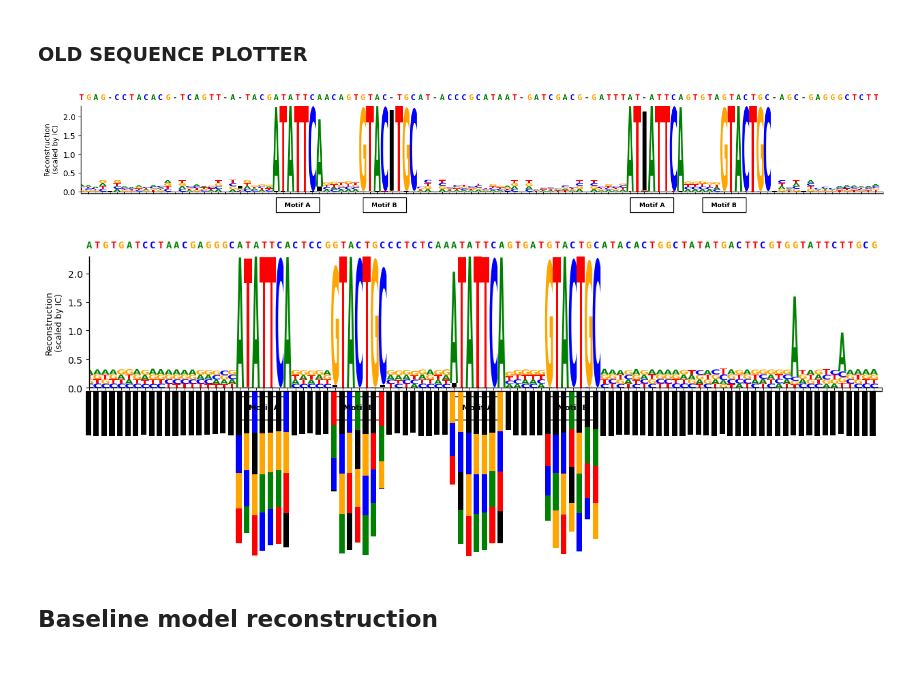
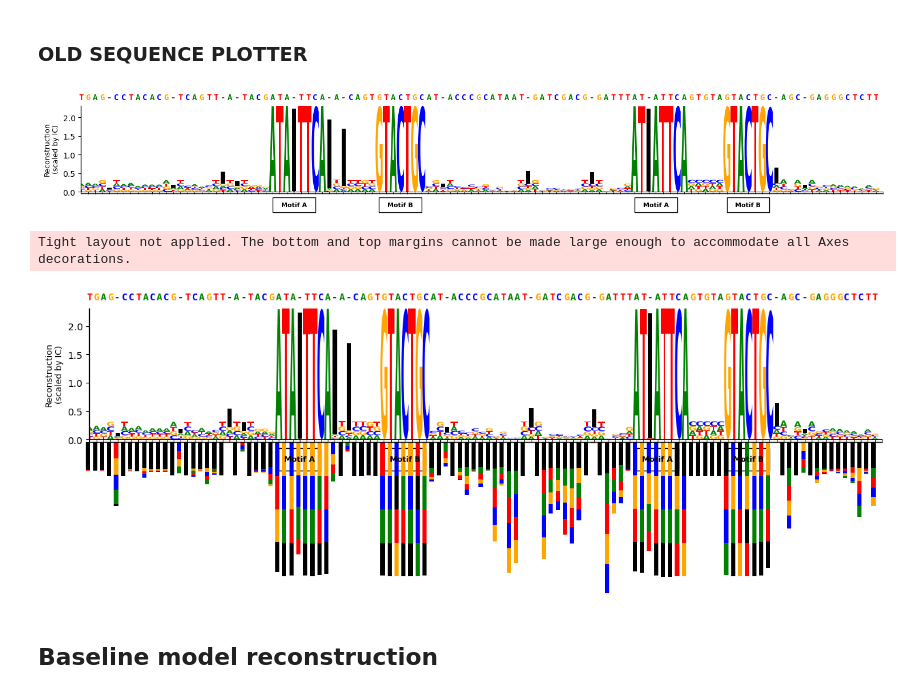
Before and after one commit to giokepa/Sysgen-GLM-for-Indels, a Jupyter notebook: visualize_data.ipynb, the cells around one changed output. Cells and saved outputs as stored; diff of their text form; code cells hidden in the pictures; blank space fills up the shorter version.

```diff
--- a/visualize_data.ipynb
+++ b/visualize_data.ipynb
@@ -8,7 +8,7 @@ You can run this block to import necessary classes and functions
 from fundemental_classes.model_related.glm_model import GLMModel
 
 # You can change force_retrain to True if you want to always retrain your model everytime
-deletion_model = GLMModel("./dna_bert_final_indel",
+deletion_model = GLMModel("./dna_bert_final_indel_new",
                           "simulated_sequences_distance=5/new_augumented_sequence_size5000_length100_deletions0.2_nodeletionseq0.05.fasta",
                           force_retrain=False, include_deletions=True)
 baseline_model = GLMModel("./dna_bert_final_baseline",
@@ -125,28 +127,29 @@ This block is used for getting already trained model, passing the sequence to te
 from fundemental_classes.visualization.sequence_plotter import plot
 
 #normal reconstruction
-header = "seq0251|label=both|posAmotif=27,76|posBmotif=39,86|gaplength=5|deletions=13"
-sequence= "TGAG-CCTACACG-TCAGTT-A-TACGATATTCAACAGTGTAC-TGCAT-ACCCGCATAAT-GATCGACG-GATTTAT-ATTCAGTGTAGTACTGC-AGC-GAGGGCTCTT"
+header = "seq0251|label=both|posAmotif=27,78|posBmotif=42,91|gaplength=5|deletions=13"
+sequence= "TGAG-CCTACACG-TCAGTT-A-TACGATA-TTCA-A-CAGTGTACTGCAT-ACCCGCATAAT-GATCGACG-GATTTAT-ATTCAGTGTAGTACTGC-AGC-GAGGGCTCTT"
 
 
 prob_matrix = deletion_model.get_full_reconstruction_probs(sequence)
 
 plot(header, sequence, prob_matrix, motif_length=6, with_deletions=True)
 # %% [output]
-[figure, old version]
+[figure, new version]
 # %%
 # plotter with negative values
 from fundemental_classes.visualization.sequence_plotter_new import plot
 
 #normal reconstruction
-header = "seq0013|label=both|posAmotif=34,87|posBmotif=47,101|gaplength=5|deletions=10"
-sequence = "GCACGTGT-CGTGTG-CTATGCA-AGTAATGTCCATATTCAC-CGACGTACTGCCAG-ACG-TGC-TTTGAAGAAACGAAACGC-TAATA-T-TCAAATATGTACTGCGT"
+header = "seq0251|label=both|posAmotif=27,78|posBmotif=42,91|gaplength=5|deletions=13"
+sequence= "TGAG-CCTACACG-TCAGTT-A-TACGATA-TTCA-A-CAGTGTACTGCAT-ACCCGCATAAT-GATCGACG-GATTTAT-ATTCAGTGTAGTACTGC-AGC-GAGGGCTCTT"
 
 prob_matrix = deletion_model.get_full_reconstruction_probs(sequence)
 
 plot(header, sequence, prob_matrix, motif_length=6, with_deletions=True)
 # %% [output]
+Tight layout not applied. The bottom and top margins cannot be made large enough to accommodate all Axes decorations.
-[figure, old version]
+[figure, new version]
 # %% [markdown]
 ## Baseline model reconstruction
 # %%
```
Also changed, not shown: parts of 8 cells of this notebook, 9 other files.
